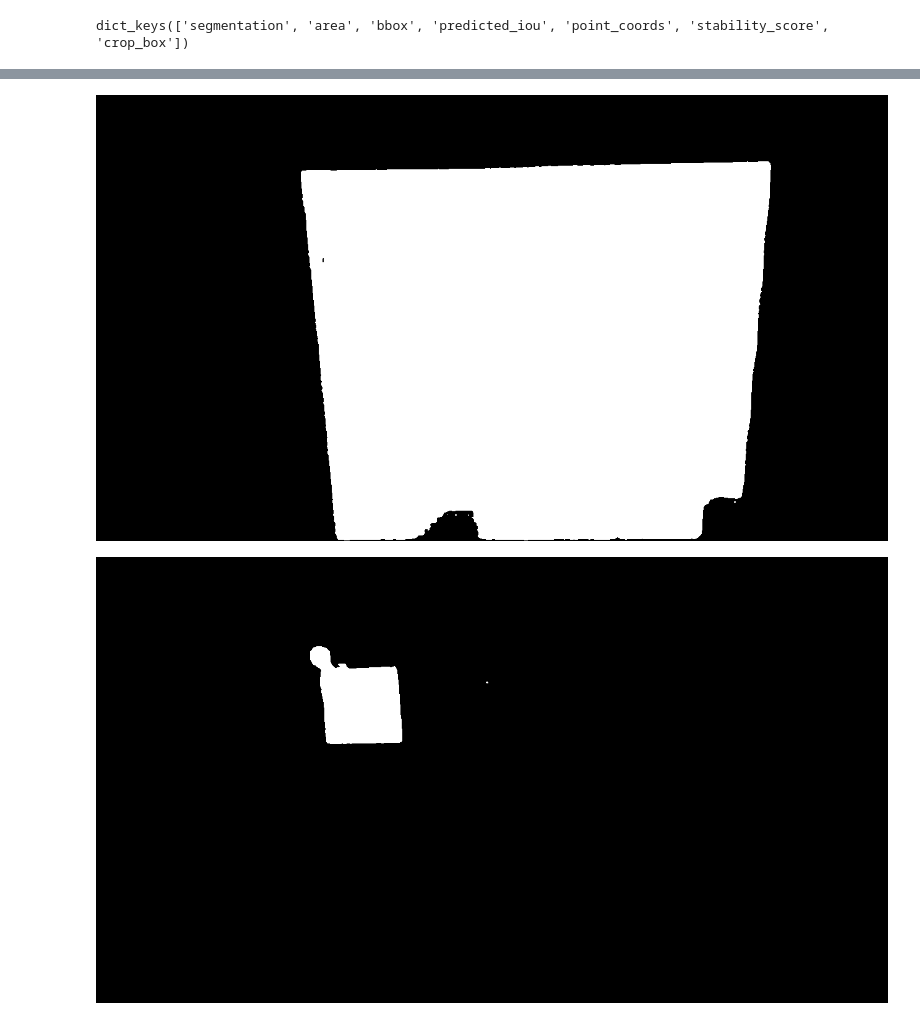
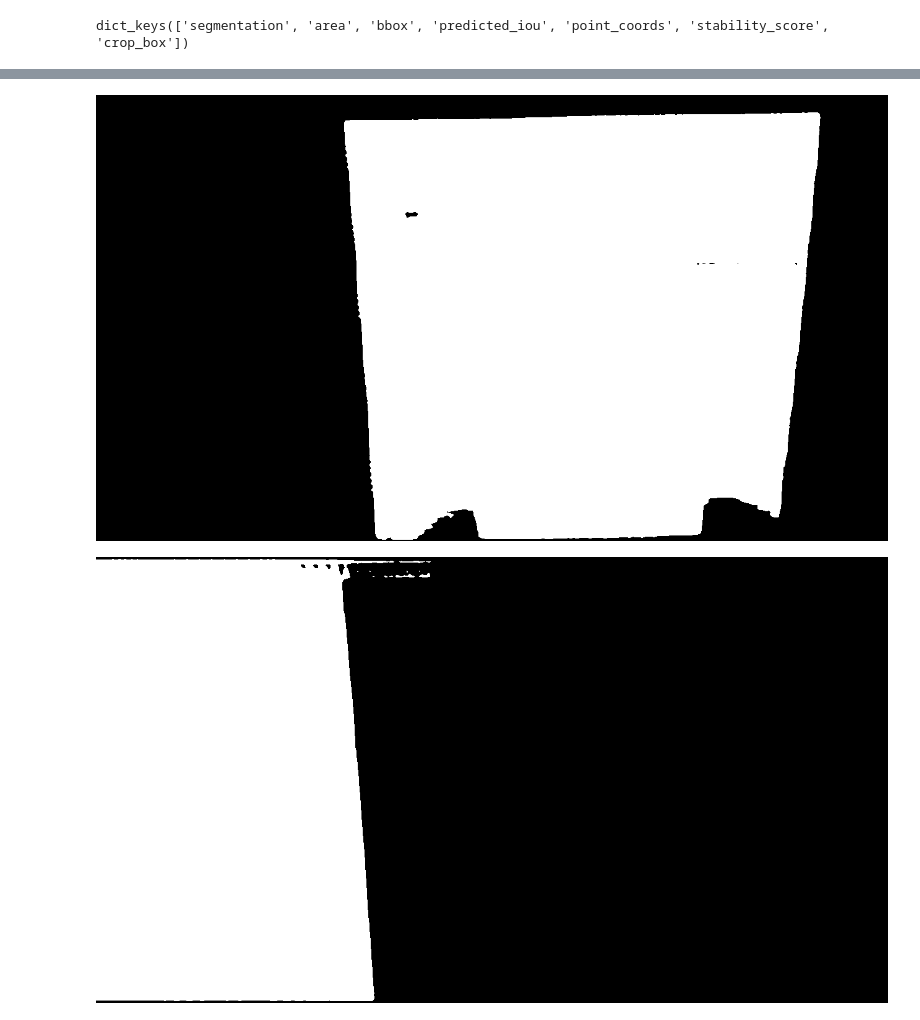
Before and after one commit to mose1020/sam, a Jupyter notebook: sam_test.ipynb, the cells around one changed output, grey strips where cells are left out. Drawn from its saved outputs; the diff is of its cells as text; code cells hidden in the pictures.

```diff
--- a/sam_test.ipynb
+++ b/sam_test.ipynb
@@ -33,7 +33,7 @@ def resize_image(img, new_width):
 # interessante bilder: 'mini_testdatensatz/train/picture_9.png' --> problem mit pixelfehler
 
 
-image = cv2.imread('mini_testdatensatz/test/36.png')
+image = cv2.imread('mini_testdatensatz/test/39.png')
 image = cv2.cvtColor(image, cv2.COLOR_BGR2RGB)
 #image = resize_image(image, 192)
 # %%
@@ -101,12 +101,13 @@ Area 86
 # %%
 sorted_masks = sorted(masks, key=(lambda x: x['area']), reverse=True)
-board_mask = sorted_masks[1]['segmentation']
+
+board_mask = sorted_masks[0]['segmentation']
 
 
 board_image = Image.fromarray(board_mask.astype('uint8') * 255, mode='L')
 display(board_image)
 # %% [output]
-[figure, old version]
+[figure, new version]
 # %%
 # def is_mask_inside(large_mask, small_mask):
 #     indices = np.where(small_mask)
@@ -165,7 +166,7 @@ true_3 = count_true_values(plug_mask_3)
 plug_image = Image.fromarray(plug_mask_1.astype('uint8') * 255, mode='L')
 display(plug_image)
 # %% [output]
-[figure, old version]
+[figure, new version]
 # %%
 plug_image = Image.fromarray(plug_mask_2.astype('uint8') * 255, mode='L')
 display(plug_image)
```
Also changed, not shown: parts of 5 cells of this notebook, 1 other file.
